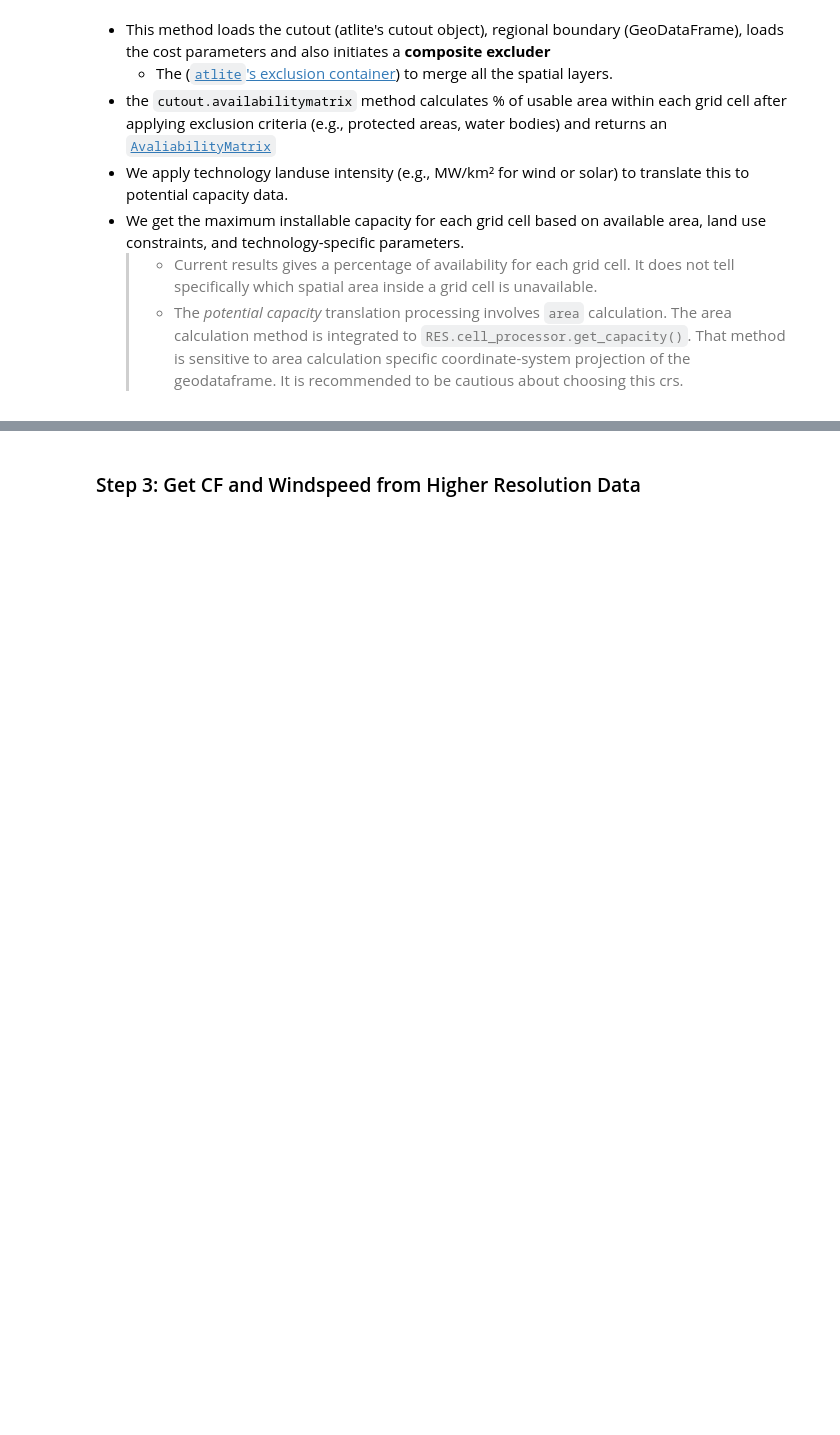
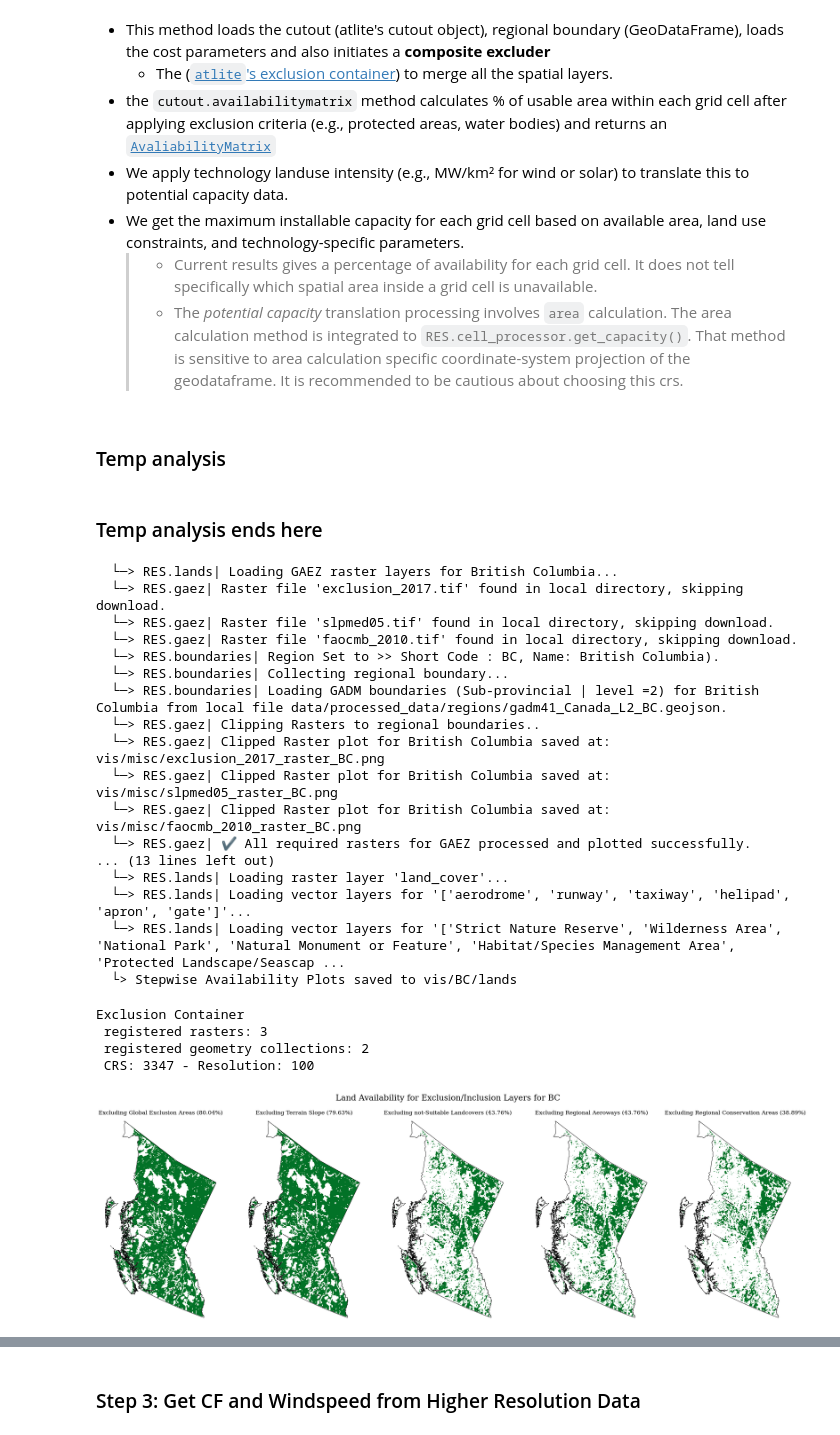
Before and after one commit to DeltaE/RESource, a Jupyter notebook: docs/source/notebooks/resource_module_runner.ipynb, the cells around one changed output, grey strips where cells are left out. Cells and saved outputs as stored; diff of their text form; code cells hidden in the pictures; blank space fills up the shorter version.

Commit message:
doc update and plot upgrades for land availability

```diff
--- a/docs/source/notebooks/resource_module_runner.ipynb
+++ b/docs/source/notebooks/resource_module_runner.ipynb
@@ -36,8 +35,11 @@ for province_code in provinces:
 
         # Create an instance of Resources and execute the module
         RES_module = RES.RESources_builder(**required_args)
-        RES_module.build(select_top_sites=True,
-                         use_pypsa_buses=False)
+
+
+    # For complete workflow, uncomment the following line
+        # RES_module.build(select_top_sites=True,
+        #                  use_pypsa_buses=False)
 # %% [output]
 ____________________________________________________________
      Initiating RESource Builder | RES.RESources
@@ -212,4 +112,33 @@ data1.head(5) # See the first 5 rows of the grid cells data
 - We get the maximum installable capacity for each grid cell based on available area, land use constraints, and technology-specific parameters.
   > - Current results gives a percentage of availability for each grid cell. It does not tell specifically which spatial area inside a grid cell is unavailable.
   > - The _potential capacity_ translation processing involves `area` calculation. The area calculation method is integrated to `RES.cell_processor.get_capacity()`. That method is sensitive to area calculation specific coordinate-system projection of the geodataframe. It is recommended to be cautious about choosing this crs.
+# %% [markdown]
+### Temp analysis
+# %% [markdown]
+### Temp analysis ends here
+# %%
+RES_module.cell_processor.set_excluder()
+# %% [output]
+  └─> RES.lands| Loading GAEZ raster layers for British Columbia...
+  └─> RES.gaez| Raster file 'exclusion_2017.tif' found in local directory, skipping download.
+  └─> RES.gaez| Raster file 'slpmed05.tif' found in local directory, skipping download.
+  └─> RES.gaez| Raster file 'faocmb_2010.tif' found in local directory, skipping download.
+  └─> RES.boundaries| Region Set to >> Short Code : BC, Name: British Columbia).
+  └─> RES.boundaries| Collecting regional boundary...
+  └─> RES.boundaries| Loading GADM boundaries (Sub-provincial | level =2) for British Columbia from local file data/processed_data/regions/gadm41_Canada_L2_BC.geojson.
+  └─> RES.gaez| Clipping Rasters to regional boundaries..
+  └─> RES.gaez| Clipped Raster plot for British Columbia saved at: vis/misc/exclusion_2017_raster_BC.png
+  └─> RES.gaez| Clipped Raster plot for British Columbia saved at: vis/misc/slpmed05_raster_BC.png
+  └─> RES.gaez| Clipped Raster plot for British Columbia saved at: vis/misc/faocmb_2010_raster_BC.png
+  └─> RES.gaez| ✔ All required rasters for GAEZ processed and plotted successfully.
+... (13 lines left out)
+  └─> RES.lands| Loading raster layer 'land_cover'...
+  └─> RES.lands| Loading vector layers for '['aerodrome', 'runway', 'taxiway', 'helipad', 'apron', 'gate']'...
+  └─> RES.lands| Loading vector layers for '['Strict Nature Reserve', 'Wilderness Area', 'National Park', 'Natural Monument or Feature', 'Habitat/Species Management Area', 'Protected Landscape/Seascap ...
+  └> Stepwise Availability Plots saved to vis/BC/lands
+Exclusion Container
+ registered rasters: 3
+ registered geometry collections: 2
+ CRS: 3347 - Resolution: 100
+[figure, added]
 # %%
```
Also changed, not shown: parts of 22 cells of this notebook, 42 other files.
